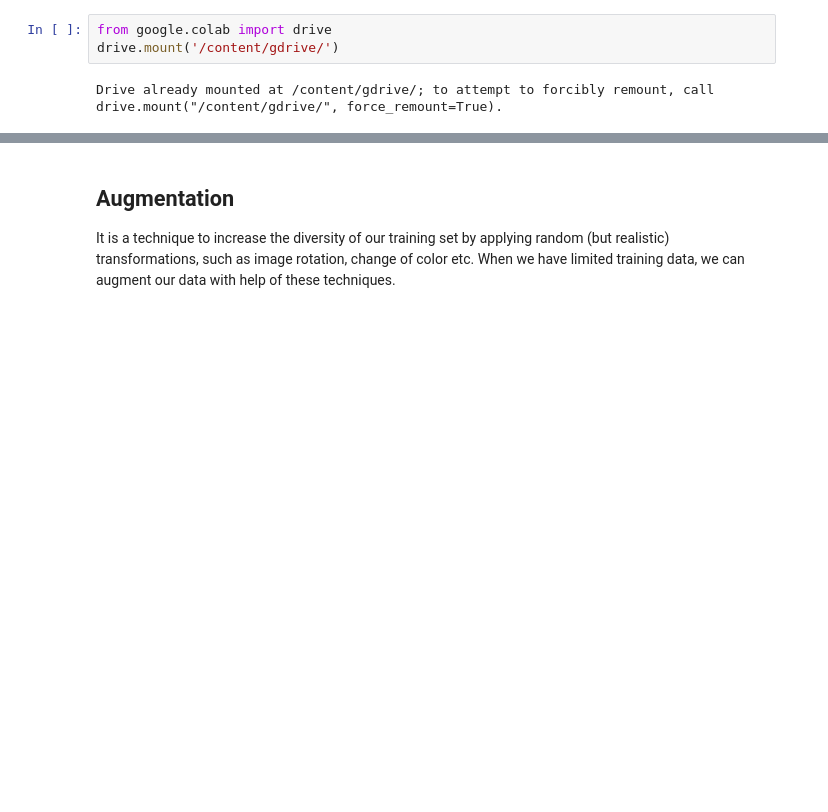
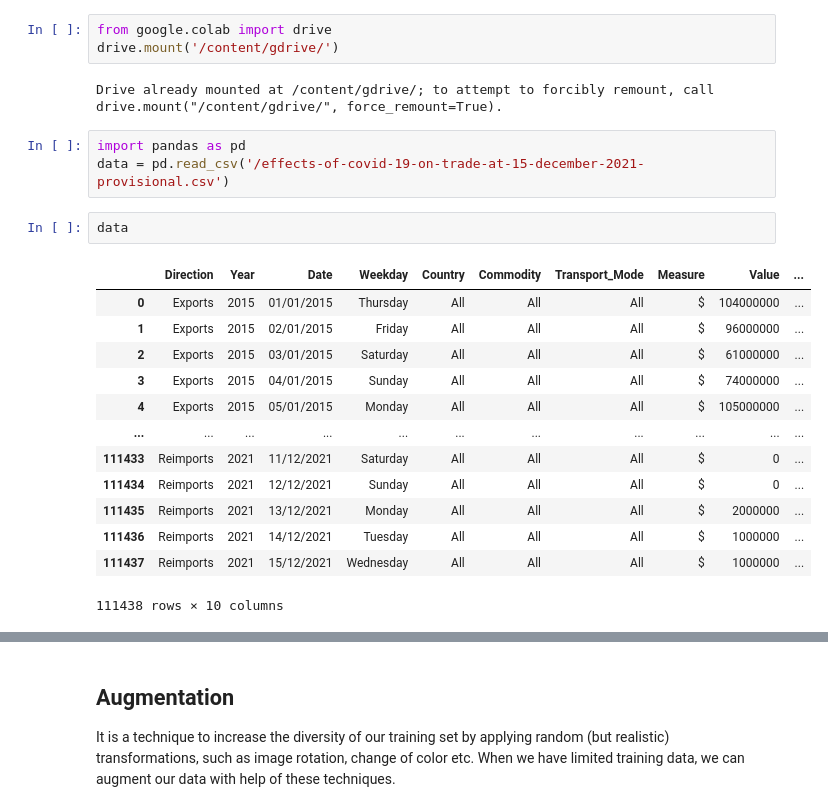
Before and after one commit to bhargavipython/FMML_ASSIGNMENT, a Jupyter notebook: FMML_Aug22_M1Lab2_DataFeatures&Augmentation.ipynb, the cells around one changed output, grey strips where cells are left out. Drawn from its saved outputs; the diff is of its cells as text; blank space fills up the shorter version.

```diff
--- a/FMML_Aug22_M1Lab2_DataFeatures&Augmentation.ipynb
+++ b/FMML_Aug22_M1Lab2_DataFeatures&Augmentation.ipynb
@@ -567,3 +559,22 @@ from google.colab import drive
 drive.mount('/content/gdrive/')
 # %% [output]
 Drive already mounted at /content/gdrive/; to attempt to forcibly remount, call drive.mount("/content/gdrive/", force_remount=True).
+# %%
+import pandas as pd
+data = pd.read_csv('/effects-of-covid-19-on-trade-at-15-december-2021-provisional.csv')
+# %%
+data
+# %% [output]
+|  | Direction | Year | Date | Weekday | Country | Commodity | Transport_Mode | Measure | Value | ... |
+| 0 | Exports | 2015 | 01/01/2015 | Thursday | All | All | All | $ | 104000000 | ... |
+| 1 | Exports | 2015 | 02/01/2015 | Friday | All | All | All | $ | 96000000 | ... |
+| 2 | Exports | 2015 | 03/01/2015 | Saturday | All | All | All | $ | 61000000 | ... |
+| 3 | Exports | 2015 | 04/01/2015 | Sunday | All | All | All | $ | 74000000 | ... |
+| 4 | Exports | 2015 | 05/01/2015 | Monday | All | All | All | $ | 105000000 | ... |
+| ... | ... | ... | ... | ... | ... | ... | ... | ... | ... | ... |
+| 111433 | Reimports | 2021 | 11/12/2021 | Saturday | All | All | All | $ | 0 | ... |
+| 111434 | Reimports | 2021 | 12/12/2021 | Sunday | All | All | All | $ | 0 | ... |
+| 111435 | Reimports | 2021 | 13/12/2021 | Monday | All | All | All | $ | 2000000 | ... |
+| 111436 | Reimports | 2021 | 14/12/2021 | Tuesday | All | All | All | $ | 1000000 | ... |
+| 111437 | Reimports | 2021 | 15/12/2021 | Wednesday | All | All | All | $ | 1000000 | ... |
+111438 rows × 10 columns
```
Also changed, not shown: parts of 10 cells of this notebook.
